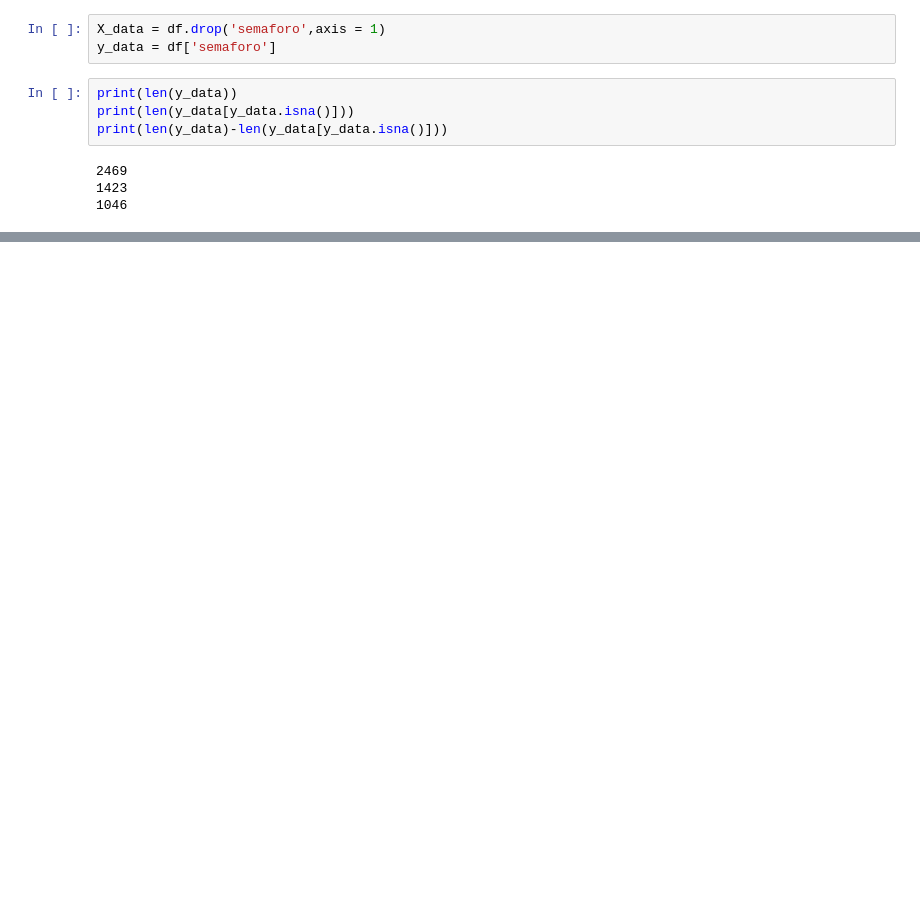
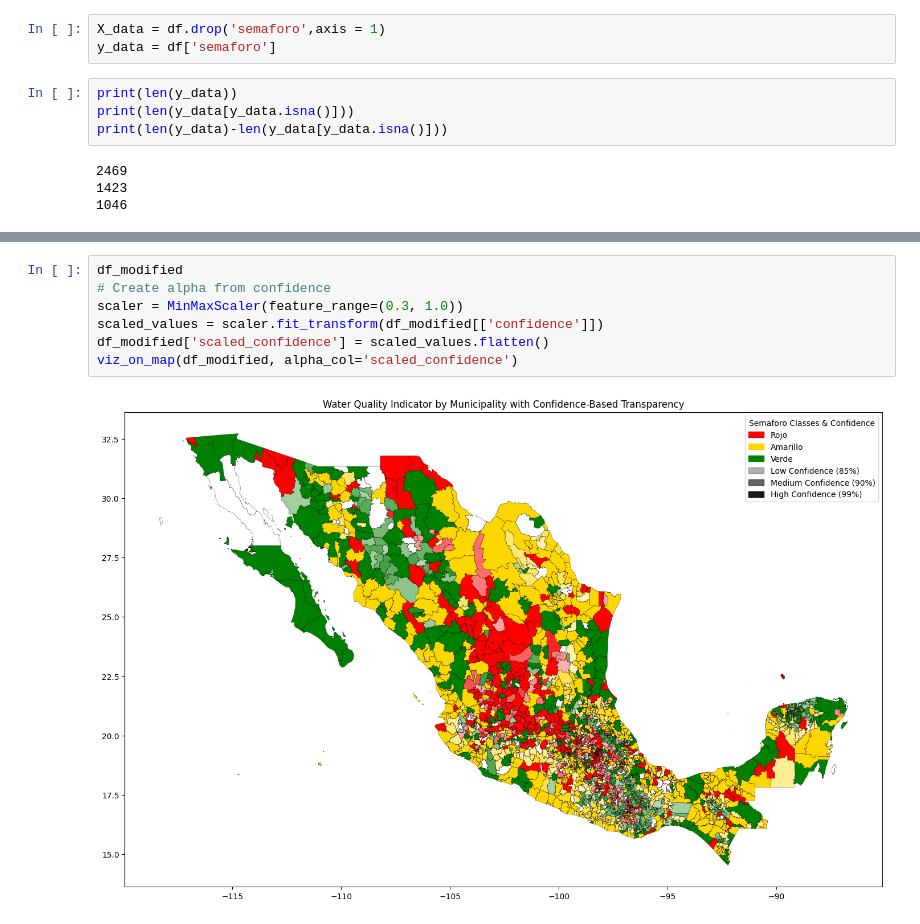
Before and after one commit to raqcoss/ML-water, a Jupyter notebook: parte_raquel.ipynb, the cells around one changed output, grey strips where cells are left out. Drawn from its saved outputs; the diff is of its cells as text; blank space fills up the shorter version.

```diff
--- a/parte_raquel.ipynb
+++ b/parte_raquel.ipynb
@@ -554,0 +424,9 @@ predicted_data
+# %%
+df_modified
+# Create alpha from confidence
+scaler = MinMaxScaler(feature_range=(0.3, 1.0))
+scaled_values = scaler.fit_transform(df_modified[['confidence']])
+df_modified['scaled_confidence'] = scaled_values.flatten()
+viz_on_map(df_modified, alpha_col='scaled_confidence')
+# %% [output]
+[figure, added]
```
Also changed, not shown: parts of 28 cells of this notebook.
